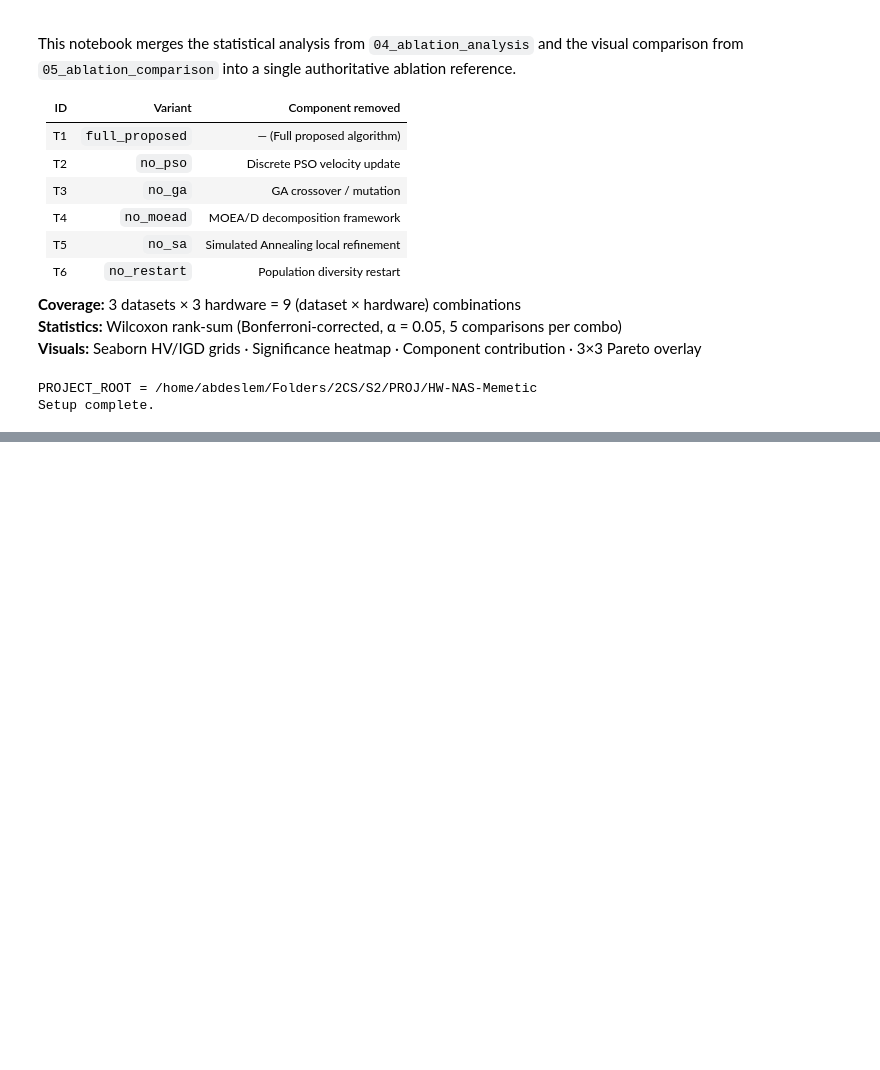
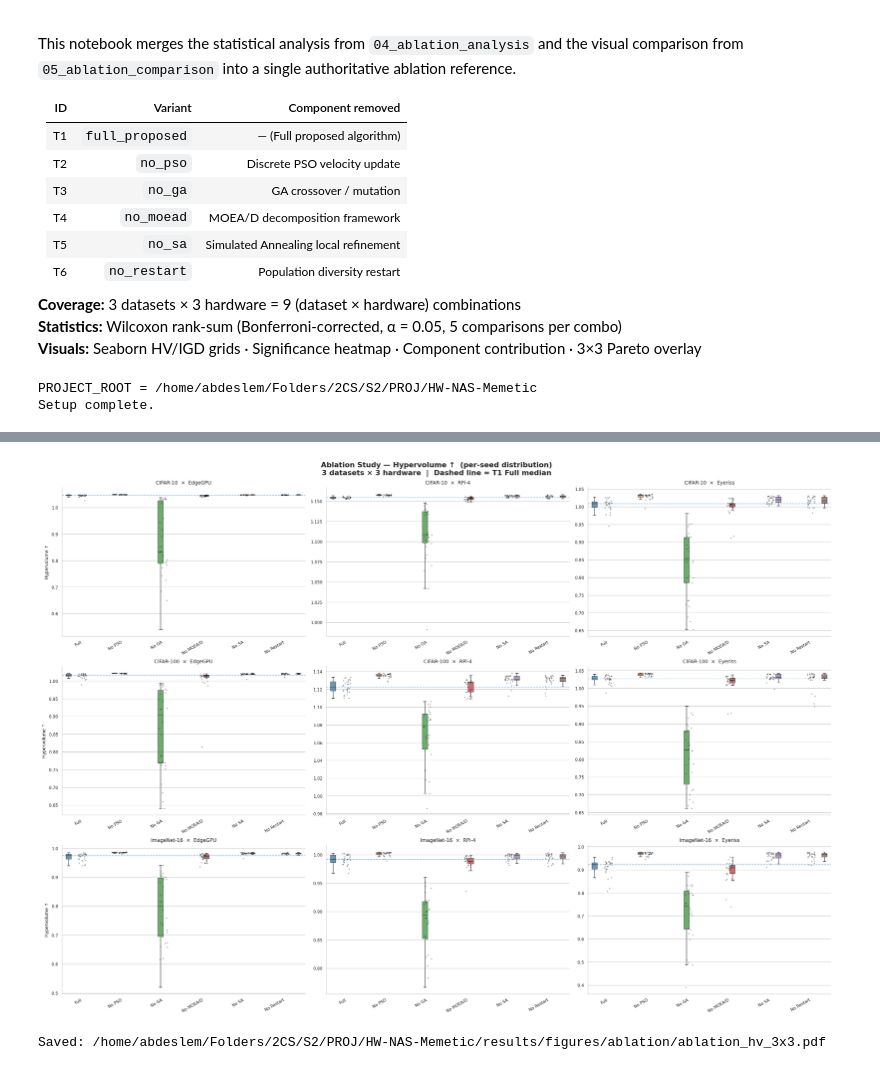
Before and after one commit to AbdeslemHMN/HW-NAS-Memetic, a Jupyter notebook: notebooks/05_comprehensive_ablation.ipynb, the cells around one changed output, grey strips where cells are left out. Drawn from its saved outputs; the diff is of its cells as text; code cells hidden in the pictures; blank space fills up the shorter version.

Commit message:
add ablation visualisation

```diff
--- a/notebooks/05_comprehensive_ablation.ipynb
+++ b/notebooks/05_comprehensive_ablation.ipynb
@@ -98,10 +99,12 @@ print("Setup complete.")
 PROJECT_ROOT = /home/abdeslem/Folders/2CS/S2/PROJ/HW-NAS-Memetic
 Setup complete.
 # %%
-# ── Cell 2: Load archives + compute per-seed HV/IGD → tidy DataFrame ─────────
+# ── Cell 2: Load archives + compute per-seed HV/IGD/Spacing → tidy DataFrame ─
 available    = {ds: {hw: {} for hw in HARDWARE} for ds in DATASETS}
 all_metrics  = {ds: {hw: {} for hw in HARDWARE} for ds in DATASETS}
 tidy_records = []
+
+PROPOSED_DIR = PROJECT_ROOT / "results" / "proposed"
 
 _total_combos = len(DATASETS) * len(HARDWARE)
 _combo_idx    = 0
@@ -114,13 +117,22 @@ for ds in DATASETS:
         print(f"  [{_combo_idx}/{_total_combos}] {combo_label} …", end=" ", flush=True)
 
         combo_dir = ABLATION_DIR / ds / hw
-        for name in EXP_NAMES:
+
+        # Load full_proposed from results/proposed directory
+        proposed_dir = PROPOSED_DIR / ds / hw
+        available[ds][hw]["full_proposed"] = (
+            load_archives_glob(proposed_dir, "proposed_res_seed*.json")
+            if proposed_dir.exists() else []
+        )
+
+        # Load ablation variants from results/ablations directory
+        for name in EXP_NAMES[1:]:
             available[ds][hw][name] = (
                 _load_ablation_archives(combo_dir, name)
                 if combo_dir.exists() else []
             )
 
-        all_runs = [a for n in EXP_NAMES for a in available[ds][hw][n]]
+        all_runs = [a for n in EXP_NAMES for a in available[ds][hw].get(n, [])]
         if not all_runs:
             print("SKIP (no data)")
             continue
@@ -135,14 +147,15 @@ for ds in DATASETS:
         p_star_n     = normalise_to_bounds(p_star, bmin, brange)
 
         for name in EXP_NAMES:
-            arcs = available[ds][hw][name]
-            hvs, igds = [], []
+            arcs = available[ds][hw].get(name, [])
+            hvs, igds, spacings = [], [], []
             for seed_i, run in enumerate(arcs):
                 pts   = archive_to_points(run)
                 front = get_pareto_front(pts)
                 nf    = normalise_to_bounds(front, bmin, brange)
                 hvs.append(calc_hv(nf, ref_point=REF))
                 igds.append(calc_igd(nf, p_star_n))
+                spacings.append(calc_spacing(nf))
                 tidy_records.append({
                     "Dataset":  DS_LABEL[ds],
                     "Hardware": HW_LABEL[hw],
@@ -154,18 +167,20 @@ for ds in DATASETS:
                     "Seed":     seed_i,
                     "HV":       hvs[-1],
                     "IGD":      igds[-1],
+                    "Spacing":  spacings[-1],
                 })
             all_metrics[ds][hw][name] = {
-                "hv":  np.array(hvs),
-                "igd": np.array(igds),
+                "hv":      np.array(hvs),
+                "igd":     np.array(igds),
+                "spacing": np.array(spacings),
             }
-        n_seeds = len(available[ds][hw]["full_proposed"])
+        n_seeds = len(available[ds][hw].get("full_proposed", []))
         print(f"✓  ({n_seeds} seeds/exp)")
 
 tidy_df = pd.DataFrame(tidy_records)
 SHORT_ORDER = [EXP_SHORT[n] for n in EXP_NAMES]
 tidy_df["Short"] = pd.Categorical(tidy_df["Short"], categories=SHORT_ORDER, ordered=True)
-print(f"\nTidy DataFrame: {len(tidy_df)} rows")
+print(f"\nTidy DataFrame: {len(tidy_df)} rows with HV, IGD, Spacing per seed")
 # %% [output]
 Loading ablation archives …
 
@@ -299,35 +397,38 @@ for r, ds in enumerate(DATASETS):
 
         if sub.empty:
             ax.text(0.5, 0.5, "No data", ha="center", va="center",
                     transform=ax.transAxes, fontsize=10, color="gray")
             ax.set_title(f"{DS_LABEL[ds]}  ×  {HW_LABEL[hw]}", fontsize=9)
             continue
 
         sns.boxplot(
-            data=sub, x="Short", y="HV", order=order,
-            palette=PALETTE, ax=ax,
+            data=sub, x="Short", y="HV", hue="Short", order=order,
+            palette=PALETTE, ax=ax, legend=False,
             showfliers=False, linewidth=0.9,
             boxprops=dict(alpha=0.75),
         )
         sns.stripplot(
             data=sub, x="Short", y="HV", order=order,
             color="black", size=2.2, alpha=0.35, jitter=True, ax=ax,
         )
 
         t1_med = sub[sub["exp_name"] == "full_proposed"]["HV"].median()
         ax.axhline(t1_med, color=COLORS["full_proposed"], lw=1.0,
                    ls="--", alpha=0.55, zorder=0)
 
         ax.set_title(f"{DS_LABEL[ds]}  ×  {HW_LABEL[hw]}", fontsize=9)
         ax.set_xlabel("")
         ax.set_xticklabels(order, fontsize=7.5, rotation=30, ha="right")
         ax.set_ylabel("Hypervolume ↑" if c == 0 else "", fontsize=8)
         ax.tick_params(axis="y", labelsize=7.5)
 
 save_hv = OUT_DIR / "ablation_hv_3x3.pdf"
 plt.savefig(save_hv, bbox_inches="tight")
 plt.show()
 print(f"Saved: {save_hv}")
+# %% [output]
+[figure, added]
+Saved: /home/abdeslem/Folders/2CS/S2/PROJ/HW-NAS-Memetic/results/figures/ablation/ablation_hv_3x3.pdf
 # %%
 # ── Cell 6: 3×3 IGD seaborn boxplot + stripplot grid ─────────────────────────
 fig_igd, axes_igd = plt.subplots(3, 3, figsize=(20, 14), constrained_layout=True)
```
Also changed, not shown: parts of 10 cells of this notebook.
